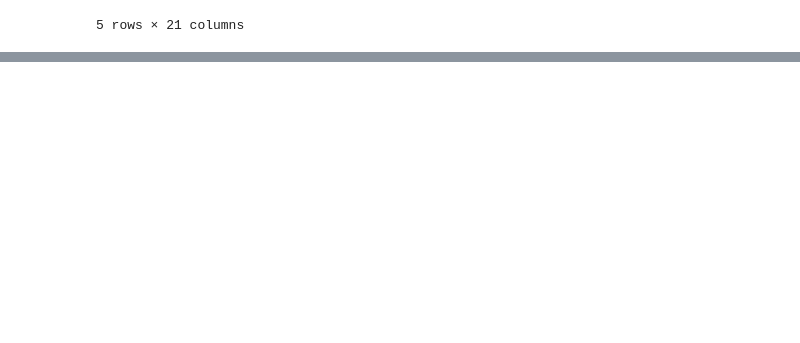
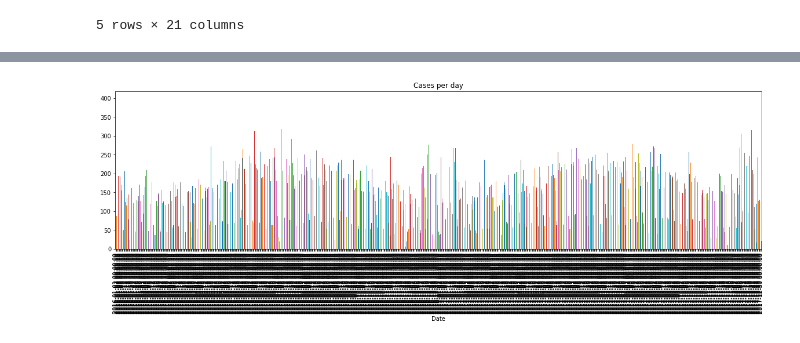
Before and after one commit to lwdee/Springboard, a Jupyter notebook: Capstone/Capstone_1_Data_Wrangling.ipynb, the cells around one changed output, grey strips where cells are left out. Cells and saved outputs as stored; diff of their text form; code cells hidden in the pictures; blank space fills up the shorter version.

```diff
--- a/Capstone/Capstone_1_Data_Wrangling.ipynb
+++ b/Capstone/Capstone_1_Data_Wrangling.ipynb
@@ -502,0 +688,7 @@ df1617weather.to_csv('311_clean.csv')
+# %%
+# View plot of number of cases per day
+cases_per_day = df.groupby('Date')['subject'].count()
+cases_per_day.plot(kind = 'bar', title = 'Cases per day', figsize=(20,5))
+plt.show()
+# %% [output]
+[figure, added]
```
Also changed, not shown: parts of 28 cells of this notebook.
